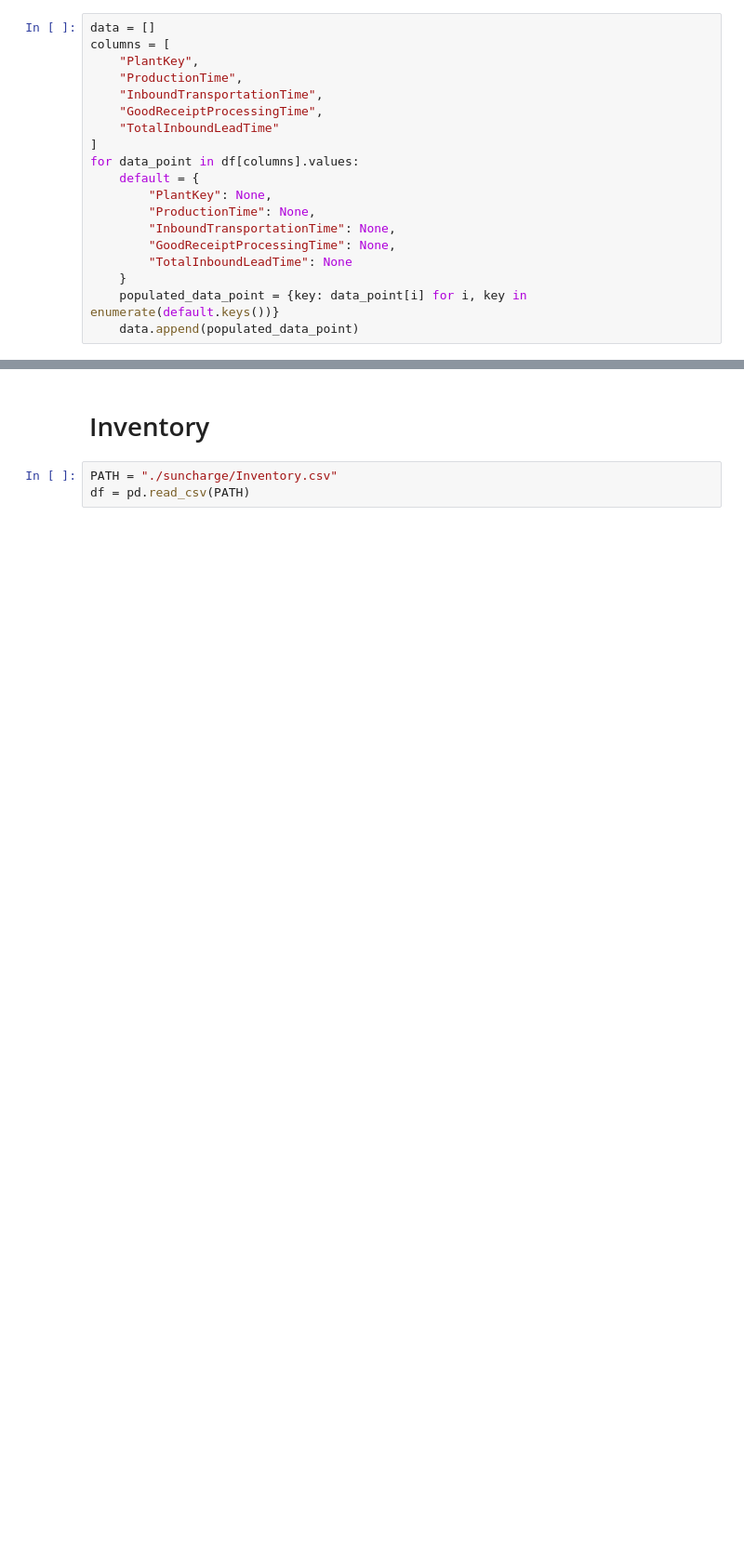
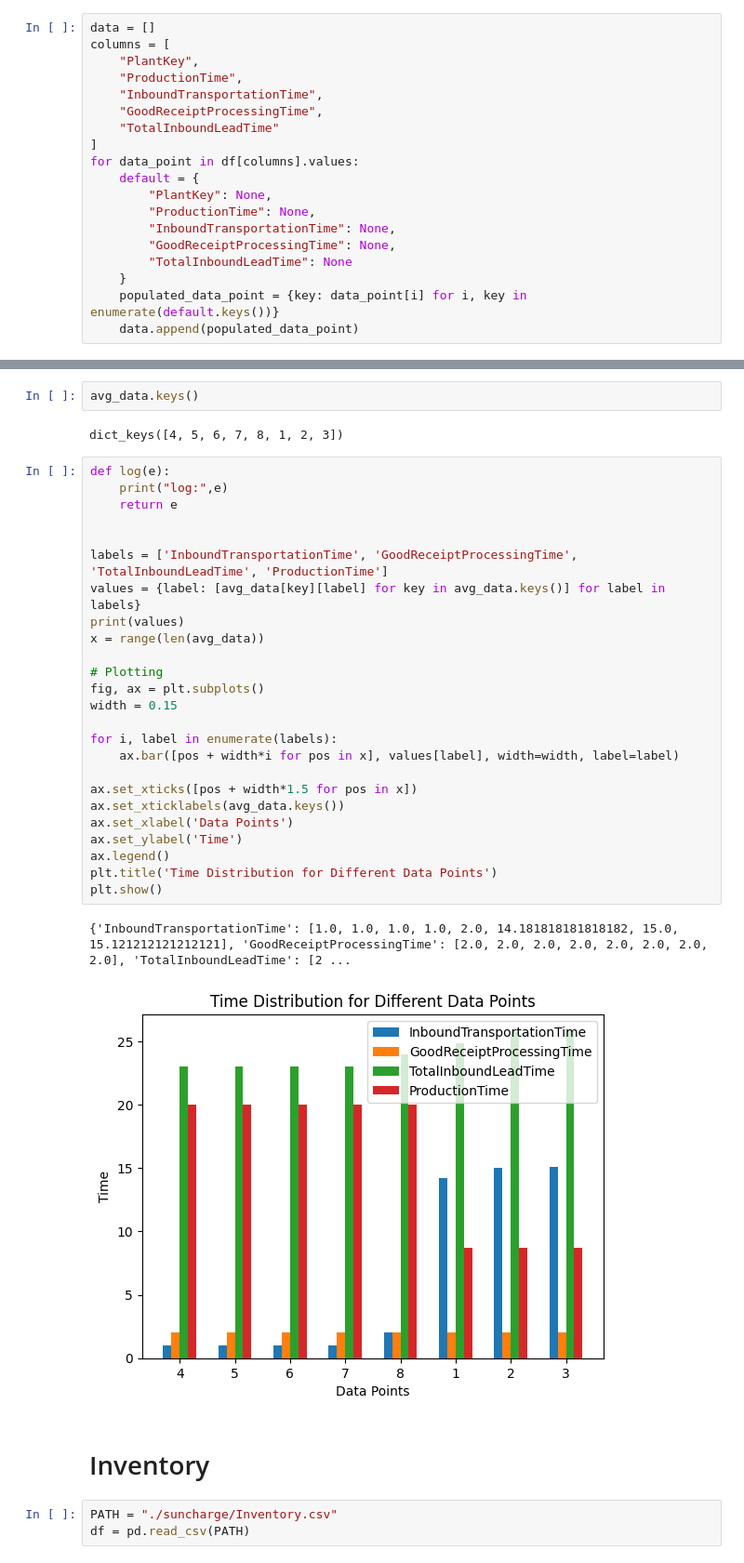
Before and after one commit to WisselsLaurens1/DataViz, a Jupyter notebook: data/preprocess.ipynb, the cells around one changed output, grey strips where cells are left out. Shown at 93% size. Drawn from its saved outputs; the diff is of its cells as text; blank space fills up the shorter version.

```diff
--- a/data/preprocess.ipynb
+++ b/data/preprocess.ipynb
@@ -437,6 +459,38 @@ avg_data
   'GoodReceiptProcessingTime': 2.0,
   'TotalInboundLeadTime': 25.818181818181817,
   'ProductionTime': 8.696969696969697}}
+# %%
+avg_data.keys()
+# %% [output]
+dict_keys([4, 5, 6, 7, 8, 1, 2, 3])
+# %%
+def log(e):
+    print("log:",e)
+    return e
+
+
+labels = ['InboundTransportationTime', 'GoodReceiptProcessingTime', 'TotalInboundLeadTime', 'ProductionTime']
+values = {label: [avg_data[key][label] for key in avg_data.keys()] for label in labels}
+print(values)
+x = range(len(avg_data))
+
+# Plotting
+fig, ax = plt.subplots()
+width = 0.15
+
+for i, label in enumerate(labels):
+    ax.bar([pos + width*i for pos in x], values[label], width=width, label=label)
+
+ax.set_xticks([pos + width*1.5 for pos in x])
+ax.set_xticklabels(avg_data.keys())
+ax.set_xlabel('Data Points')
+ax.set_ylabel('Time')
+ax.legend()
+plt.title('Time Distribution for Different Data Points')
+plt.show()
+# %% [output]
+{'InboundTransportationTime': [1.0, 1.0, 1.0, 1.0, 2.0, 14.181818181818182, 15.0, 15.121212121212121], 'GoodReceiptProcessingTime': [2.0, 2.0, 2.0, 2.0, 2.0, 2.0, 2.0, 2.0], 'TotalInboundLeadTime': [2 ...
+[figure, added]
 # %% [markdown]
 # Inventory
 # %%
```
Also changed, not shown: parts of 29 cells of this notebook, 6 other files.
